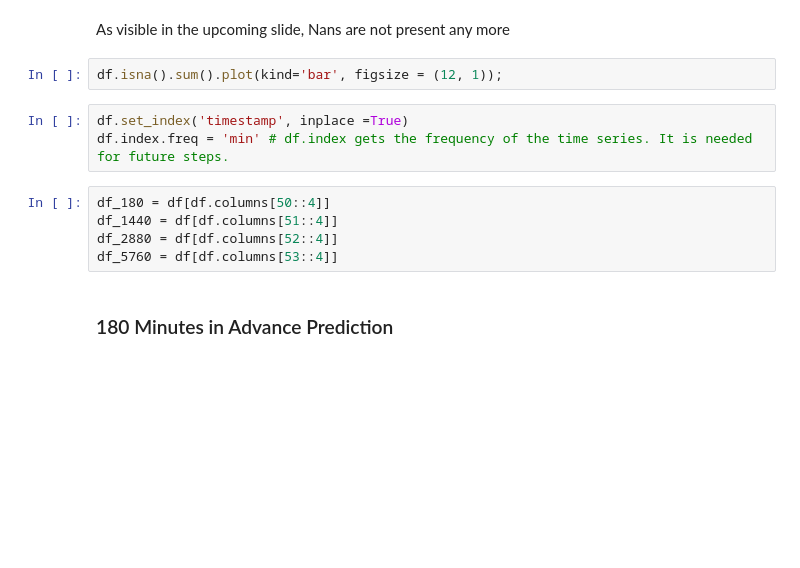
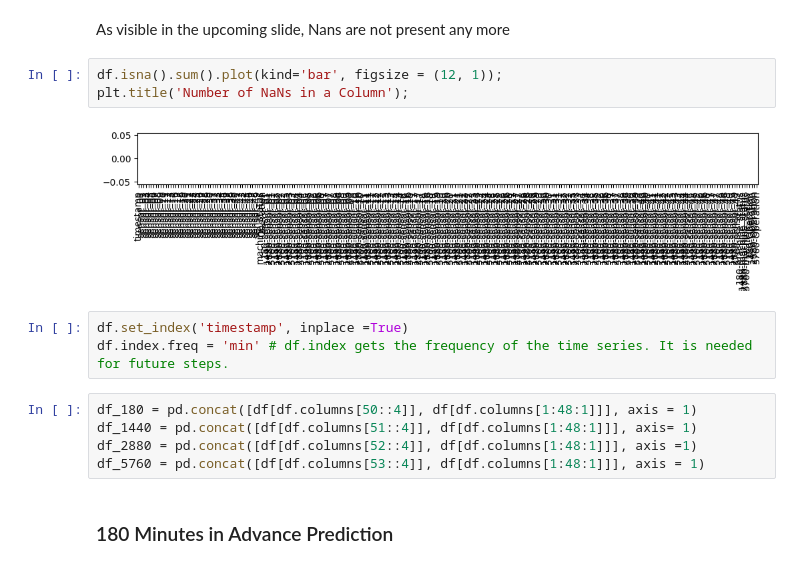
Before and after one commit to andrey101010/ds-predicitive-maintenace, a Jupyter notebook: 05_Pump_Sensors.ipynb, the cells around one changed output. Saved outputs shown, nothing was run; the diff lists cells and outputs as text; blank space fills up the shorter version.

```diff
--- a/05_Pump_Sensors.ipynb
+++ b/05_Pump_Sensors.ipynb
@@ -176,14 +231,17 @@ df.dropna(inplace = True) # those rows which contain NaNs due to the shift-metho
 As visible in the upcoming slide, Nans are not present any more
 # %%
 df.isna().sum().plot(kind='bar', figsize = (12, 1));
+plt.title('Number of NaNs in a Column');
+# %% [output]
+[figure, added]
 # %%
 df.set_index('timestamp', inplace =True)
 df.index.freq = 'min' # df.index gets the frequency of the time series. It is needed for future steps.
 # %%
-df_180 = df[df.columns[50::4]]
-df_1440 = df[df.columns[51::4]]
-df_2880 = df[df.columns[52::4]]
-df_5760 = df[df.columns[53::4]]
+df_180 = pd.concat([df[df.columns[50::4]], df[df.columns[1:48:1]]], axis = 1)
+df_1440 = pd.concat([df[df.columns[51::4]], df[df.columns[1:48:1]]], axis= 1)
+df_2880 = pd.concat([df[df.columns[52::4]], df[df.columns[1:48:1]]], axis =1)
+df_5760 = pd.concat([df[df.columns[53::4]], df[df.columns[1:48:1]]], axis = 1)
 # %% [markdown]
 ### 180 Minutes in Advance Prediction
 # %%
```
Also changed, not shown: parts of 23 cells of this notebook, 1 other file.
